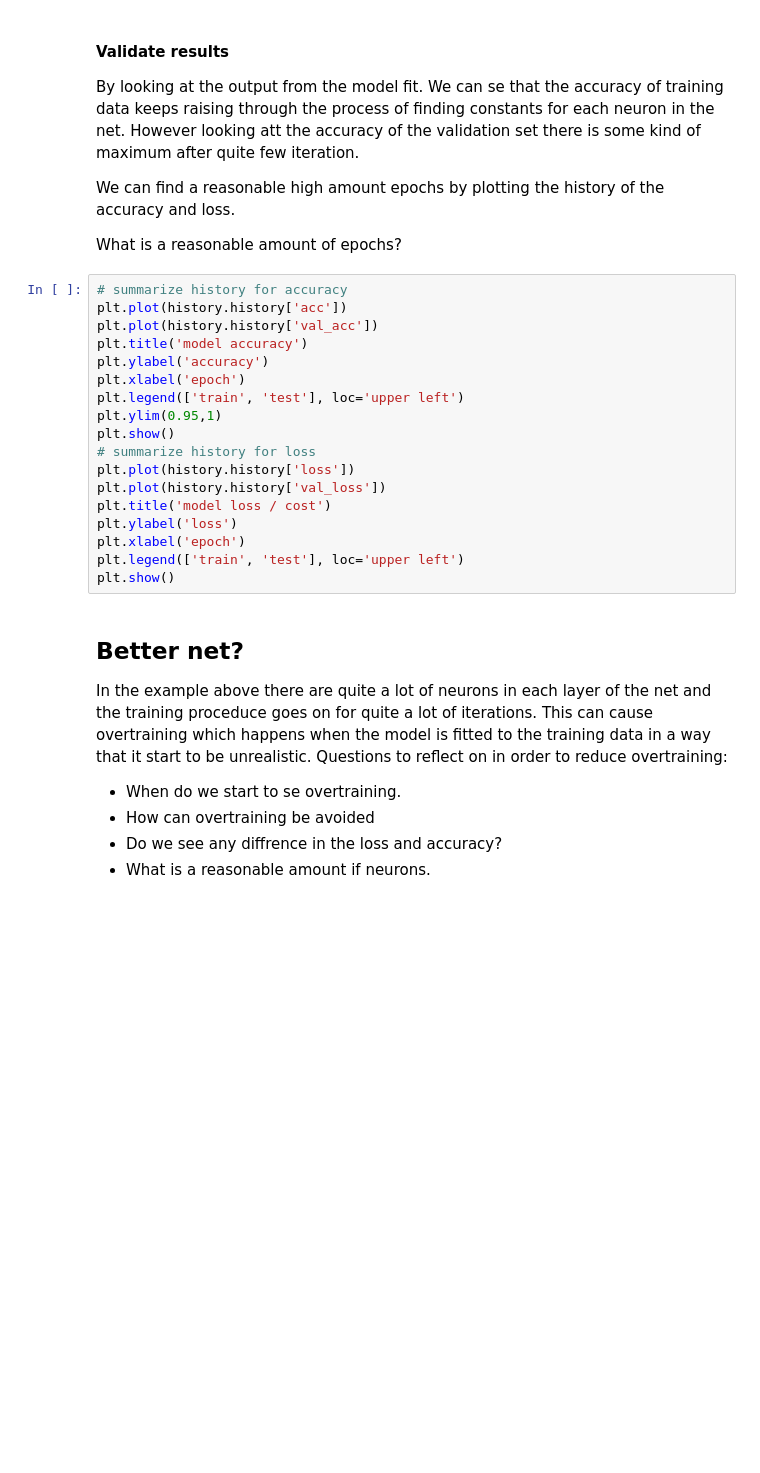
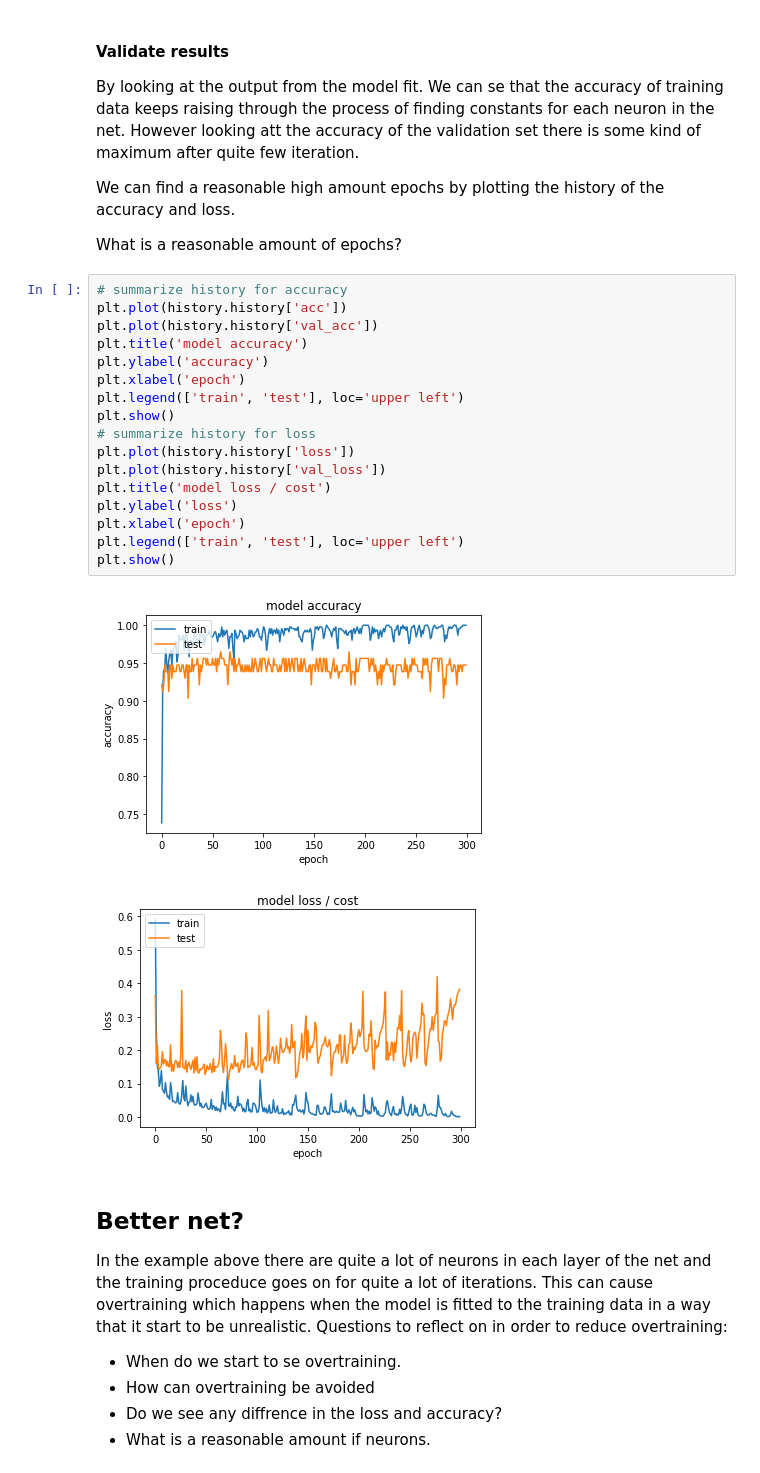
Before and after one commit to simjoh/AI-Lab-Neural-Net-and-Python, a Jupyter notebook: Lab1 - Classify Breast Cancer - Solution.ipynb, the cells around one changed output. Cells and saved outputs as stored; diff of their text form; blank space fills up the shorter version.

```diff
--- a/Lab1 - Classify Breast Cancer - Solution.ipynb
+++ b/Lab1 - Classify Breast Cancer - Solution.ipynb
@@ -121,21 +187,23 @@ What is a reasonable amount of epochs?
 # %%
 # summarize history for accuracy
 plt.plot(history.history['acc'])
 plt.plot(history.history['val_acc'])
 plt.title('model accuracy')
 plt.ylabel('accuracy')
 plt.xlabel('epoch')
 plt.legend(['train', 'test'], loc='upper left')
-plt.ylim(0.95,1)
 plt.show()
 # summarize history for loss
 plt.plot(history.history['loss'])
 plt.plot(history.history['val_loss'])
 plt.title('model loss / cost')
 plt.ylabel('loss')
 plt.xlabel('epoch')
 plt.legend(['train', 'test'], loc='upper left')
 plt.show()
+# %% [output]
+[figure, added]
+[figure, added]
 # %% [markdown]
 ## Better net?
 In the example above there are quite a lot of neurons in each layer of the net and the training proceduce goes on for quite a lot of iterations. This can cause overtraining which happens when the model is fitted to the training data in a way that it start to be unrealistic. Questions to reflect on in order to reduce overtraining:
```
Also changed, not shown: parts of 15 cells of this notebook, 12 other files.
